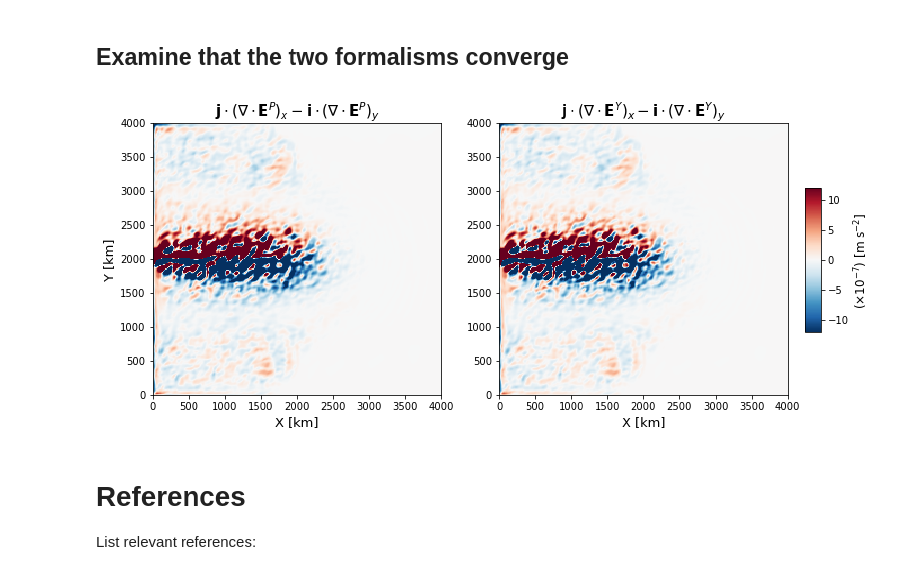
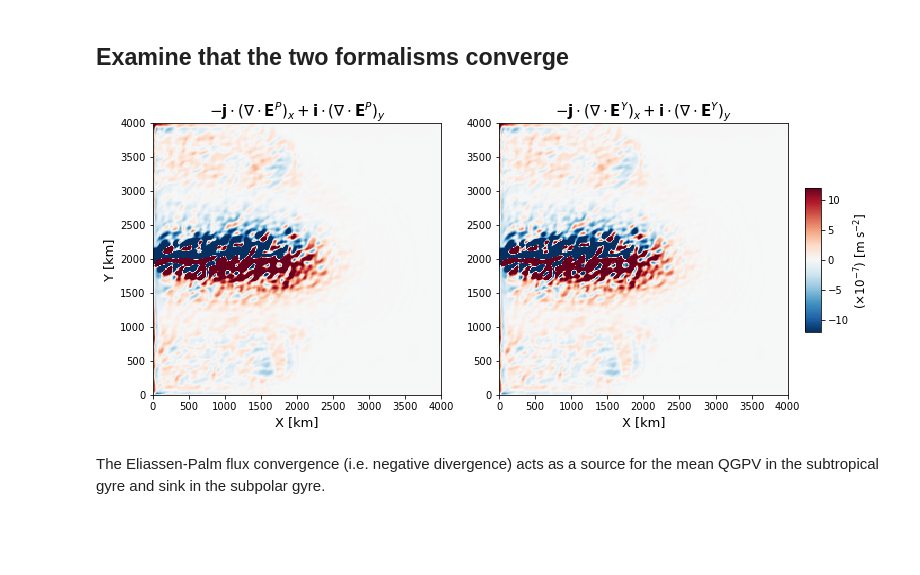
Before and after one commit to roxyboy/Earth-Cube-2021, a Jupyter notebook: notebooks/TU_05_Diagnosing-the-Eliassen-Palm-flux-from-a-quasi-geostrophic-double-gyre-ensemble.ipynb, the cells around one changed output. Cells and saved outputs as stored; diff of their text form; code cells hidden in the pictures; blank space fills up the shorter version.

```diff
--- a/notebooks/TU_05_Diagnosing-the-Eliassen-Palm-flux-from-a-quasi-geostrophic-double-gyre-ensemble.ipynb
+++ b/notebooks/TU_05_Diagnosing-the-Eliassen-Palm-flux-from-a-quasi-geostrophic-double-gyre-ensemble.ipynb
@@ -825,34 +829,33 @@ cbar.set_label(r"($\times 10^{-7}$) [m s$^{-2}$]", fontsize=12)
 # %%
 vmax = 12
 
 fig, axes = plt.subplots(figsize=(12,5), nrows=1, ncols=2)
 
 im2 = axes[0].pcolormesh(ds.XC*L*1e-3, ds.YC*L*1e-3,
-                         (Epy-Epx)*1e7,
+                         -(Epy-Epx)*1e7,
                          vmin=-vmax, vmax=vmax,
                          cmap='RdBu_r', rasterized=True)
 im3 = axes[1].pcolormesh(ds.XC*L*1e-3, ds.YC*L*1e-3,
-                         (Eyy-Eyx)*1e7,
+                         -(Eyy-Eyx)*1e7,
                          vmin=-vmax, vmax=vmax,
                          cmap='RdBu_r', rasterized=True)
 
-axes[0].set_title(r"${\bf j}\cdot(\nabla\cdot{\bf E}^P)_x - {\bf i}\cdot(\nabla\cdot{\bf E}^P)_y$",
+axes[0].set_title(r"$-{\bf j}\cdot(\nabla\cdot{\bf E}^P)_x + {\bf i}\cdot(\nabla\cdot{\bf E}^P)_y$",
                     fontsize=15)
-axes[1].set_title(r"${\bf j}\cdot(\nabla\cdot{\bf E}^Y)_x - {\bf i}\cdot(\nabla\cdot{\bf E}^Y)_y$",
+axes[1].set_title(r"$-{\bf j}\cdot(\nabla\cdot{\bf E}^Y)_x + {\bf i}\cdot(\nabla\cdot{\bf E}^Y)_y$",
                     fontsize=15)
 
 axes[0].set_xlabel(r"X [km]", fontsize=13)
 axes[1].set_xlabel(r"X [km]", fontsize=13)
 axes[0].set_ylabel(r"Y [km]", fontsize=13)
 
 fig.subplots_adjust(right=0.86)
 cbaxes = fig.add_axes([0.88, 0.3, 0.018, 0.4])
 cbar = fig.colorbar(im2, orientation='vertical', cax=cbaxes,
 #                     ticks=1e-7*np.array([-2,-1.5,-1.,-.5,0,.5,1.,1.5,2])
                    )
 cbar.set_label(r"($\times 10^{-7}$) [m s$^{-2}$]", fontsize=12)
 # %% [output]
-[figure, old version]
+[figure, new version]
-# %% [markdown]
-# References
-List relevant references:
+# %% [markdown]
+The Eliassen-Palm flux convergence (i.e. negative divergence) acts as a source for the mean QGPV in the subtropical gyre and sink in the subpolar gyre.
```
Also changed, not shown: parts of 10 cells of this notebook.
